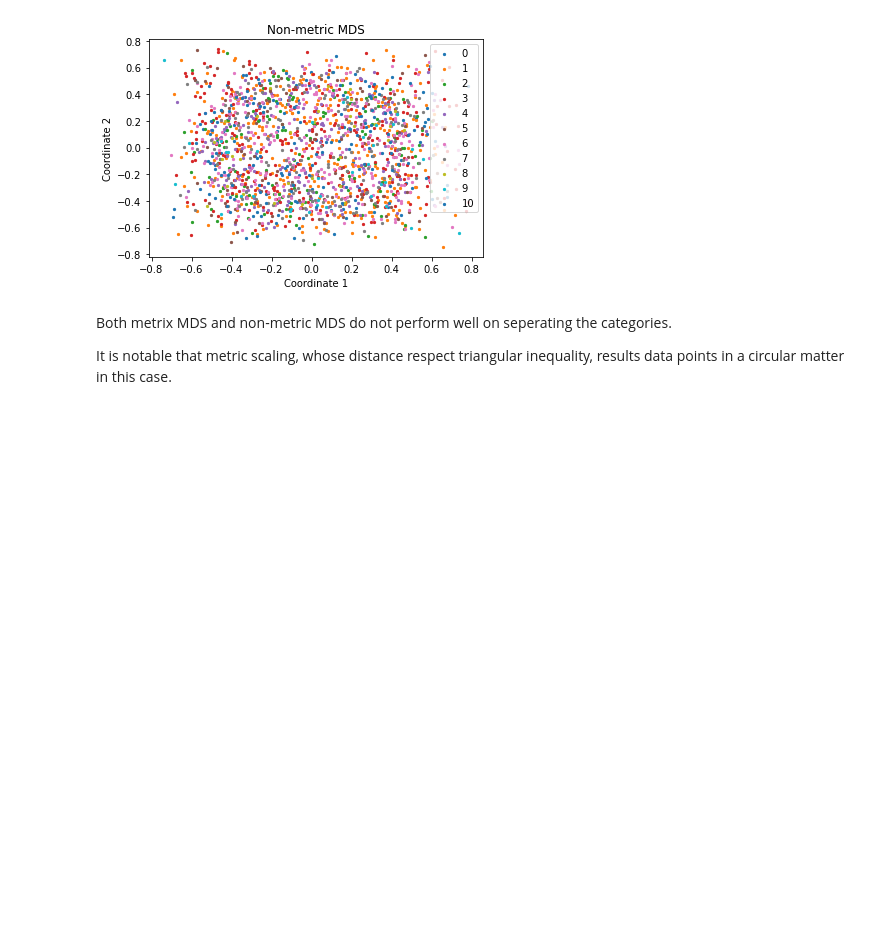
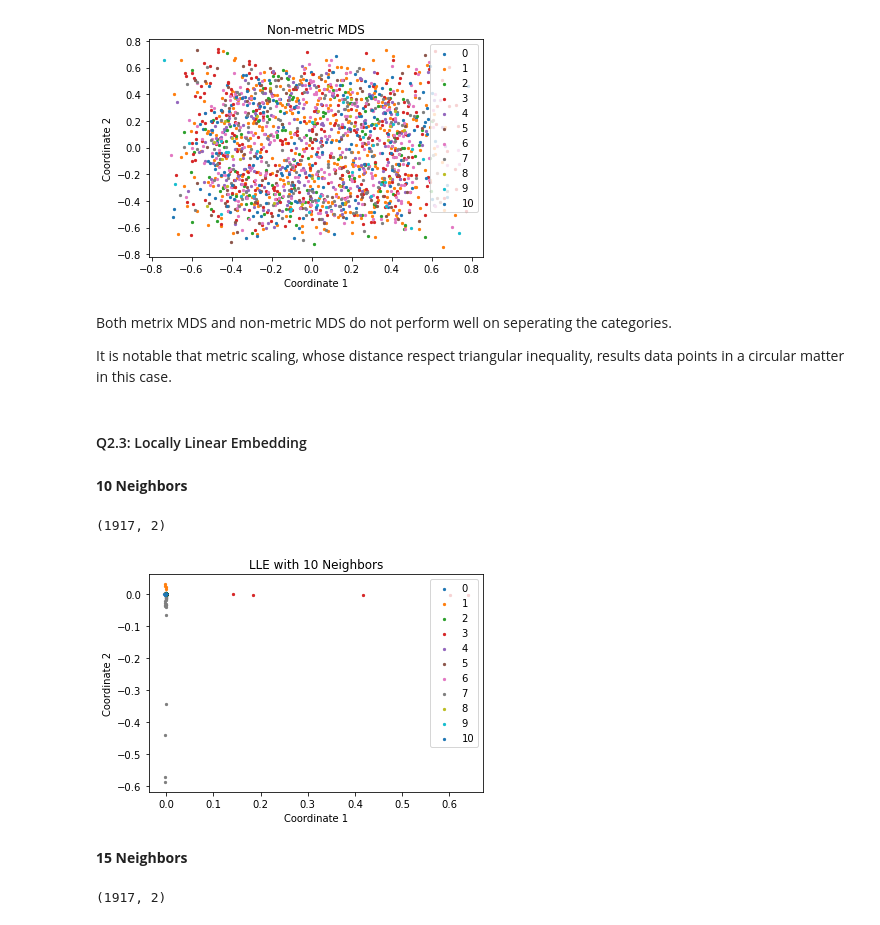
Before and after one commit to shaoyu0966/SLDL, a Jupyter notebook: hw3/hw3.ipynb, the cells around one changed output. Drawn from its saved outputs; the diff is of its cells as text; code cells hidden in the pictures; blank space fills up the shorter version.

```diff
--- a/hw3/hw3.ipynb
+++ b/hw3/hw3.ipynb
@@ -614,3 +614,36 @@ for c in set(category):
 Both metrix MDS and non-metric MDS do not perform well on seperating the categories.
 
 It is notable that metric scaling, whose distance respect triangular inequality, results data points in a circular matter in this case.
+# %% [markdown]
+#### Q2.3: Locally Linear Embedding
+# %% [markdown]
+**10 Neighbors**
+# %%
+from sklearn.manifold import LocallyLinearEmbedding
+
+# n_neighbors = 10
+lle_10 = LocallyLinearEmbedding(n_neighbors=10, n_components=2)
+proj_lle10 = lle_10.fit_transform(dep_stu2)
+print(proj_lle10.shape)
+# %% [output]
+(1917, 2)
+# %%
+for c in set(category):
+    x = proj_lle10[(category == c), 0]
+    y = proj_lle10[(category == c), 1]
+    plt.scatter(x, y, label=c, s=5)
+    plt.title(f'LLE with 10 Neighbors')
+    plt.xlabel(f'Coordinate 1')
+    plt.ylabel(f'Coordinate 2')
+    plt.legend(loc='upper right')
+# %% [output]
+[figure, added]
+# %% [markdown]
+**15 Neighbors**
+# %%
+# n_neighbors = 15
+lle_15 = LocallyLinearEmbedding(n_neighbors=15, n_components=2)
+proj_lle15 = lle_15.fit_transform(dep_stu2)
+print(proj_lle15.shape)
+# %% [output]
+(1917, 2)
```
Also changed, not shown: parts of 11 cells of this notebook.
